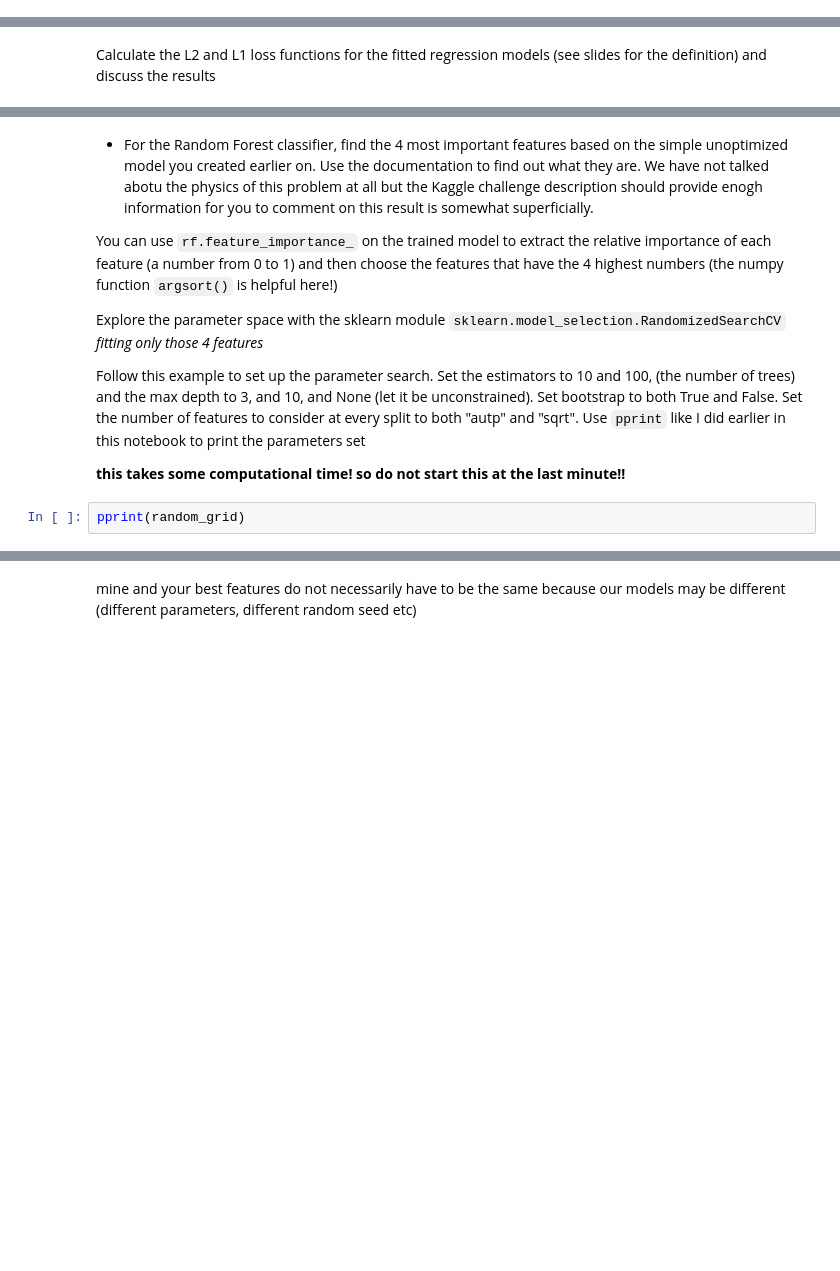
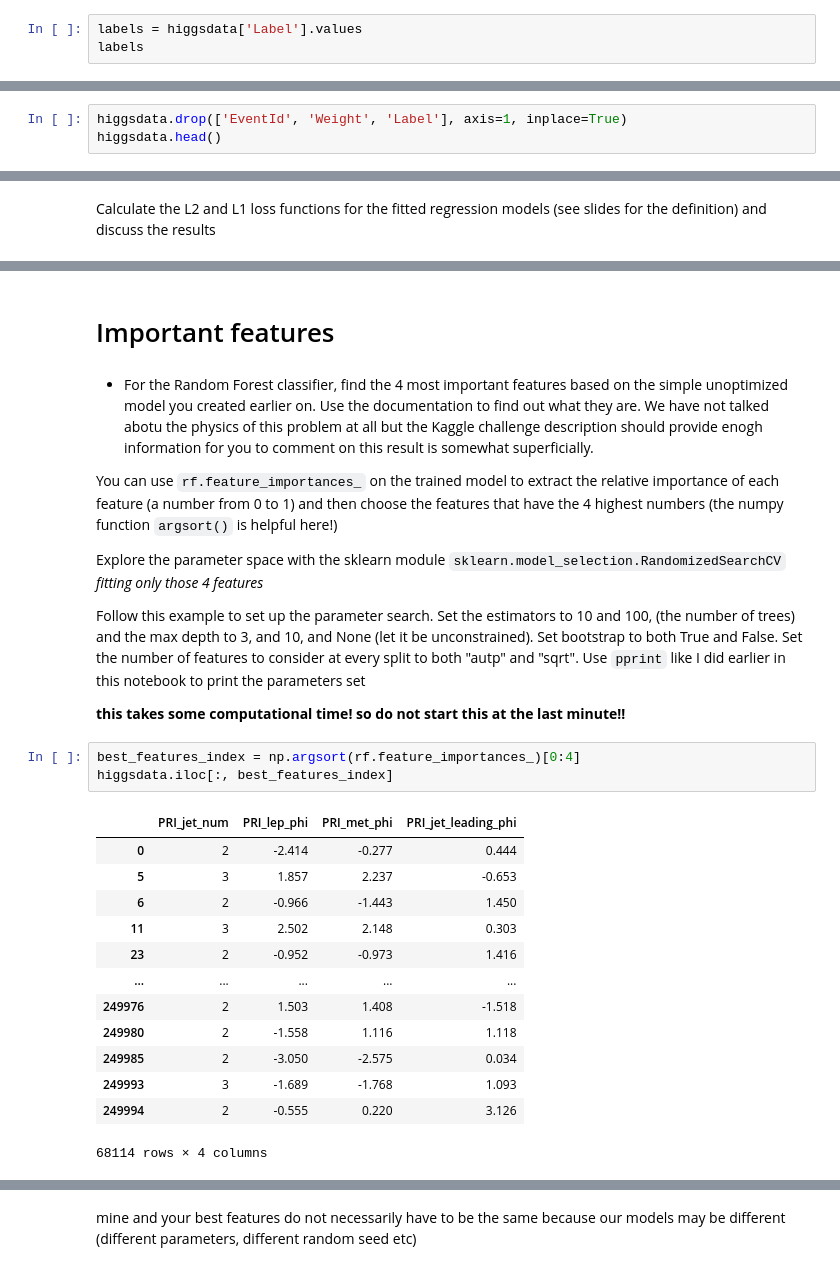
Before and after one commit to TheFox9711/MLPNS_LVolpi, a Jupyter notebook: higgsbosonSearch.ipynb, the cells around one changed output, grey strips where cells are left out. Saved outputs shown, nothing was run; the diff lists cells and outputs as text; blank space fills up the shorter version.

````diff
--- a/higgsbosonSearch.ipynb
+++ b/higgsbosonSearch.ipynb
@@ -271,0 +200,3 @@ for c in higgsdata.columns:
+# %%
+labels = higgsdata['Label'].values
+labels
@@ -271,0 +219,3 @@ for c in higgsdata.columns:
+# %%
+higgsdata.drop(['EventId', 'Weight', 'Label'], axis=1, inplace=True)
+higgsdata.head()
@@ -360,12 +378,29 @@ print("L1 RF....."
+# %% [markdown]
+# Important features
 # %% [markdown]
 - For the Random Forest classifier, find the 4 most important features based on the simple unoptimized model you created earlier on. Use the documentation to find out what they are. We have not talked abotu the physics of this problem at all but the Kaggle challenge description should provide enogh information for you to comment on this result is somewhat superficially.
 
-You can use ```rf.feature_importance_``` on the trained model to extract the relative importance of each feature (a number from 0 to 1) and then choose the features that have the 4 highest numbers (the numpy function ```argsort()``` is helpful here!)
+You can use ```rf.feature_importances_``` on the trained model to extract the relative importance of each feature (a number from 0 to 1) and then choose the features that have the 4 highest numbers (the numpy function ```argsort()``` is helpful here!)
 
 Explore the parameter space with the sklearn module ```sklearn.model_selection.RandomizedSearchCV``` *fitting only those 4 features*
 
 Follow this example to set up the parameter search. Set the estimators to 10 and 100, (the number of trees) and the max depth to 3, and 10, and None (let it be unconstrained). Set bootstrap to both True and False. Set the number of features to consider at every split to both "autp" and "sqrt". Use ```pprint``` like I did earlier in this notebook to print the parameters set
 
 **this takes some computational time! so do not start this at the last minute!!**
-# %%
-pprint(random_grid)
+# %%
+best_features_index = np.argsort(rf.feature_importances_)[0:4]
+higgsdata.iloc[:, best_features_index]
+# %% [output]
+|  | PRI_jet_num | PRI_lep_phi | PRI_met_phi | PRI_jet_leading_phi |
+| 0 | 2 | -2.414 | -0.277 | 0.444 |
+| 5 | 3 | 1.857 | 2.237 | -0.653 |
+| 6 | 2 | -0.966 | -1.443 | 1.450 |
+| 11 | 3 | 2.502 | 2.148 | 0.303 |
+| 23 | 2 | -0.952 | -0.973 | 1.416 |
+| ... | ... | ... | ... | ... |
+| 249976 | 2 | 1.503 | 1.408 | -1.518 |
+| 249980 | 2 | -1.558 | 1.116 | 1.118 |
+| 249985 | 2 | -3.050 | -2.575 | 0.034 |
+| 249993 | 3 | -1.689 | -1.768 | 1.093 |
+| 249994 | 2 | -0.555 | 0.220 | 3.126 |
+68114 rows × 4 columns
````
Also changed, not shown: parts of 54 cells of this notebook.
